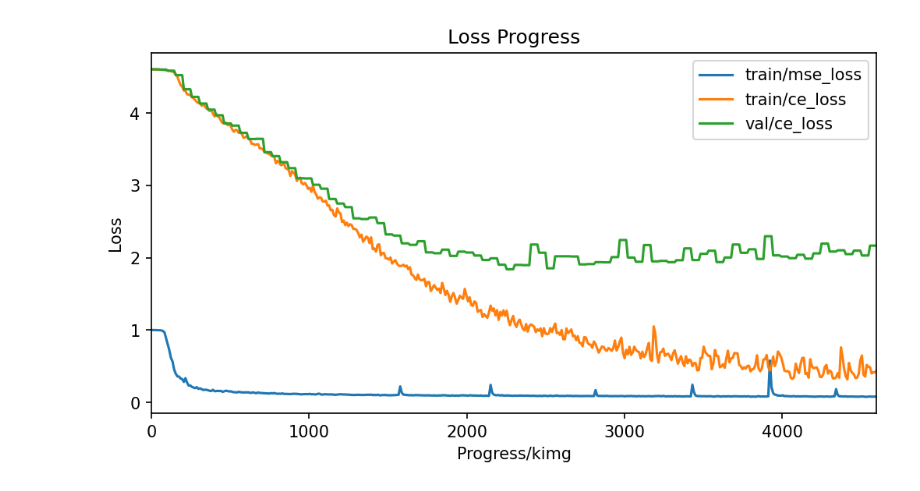
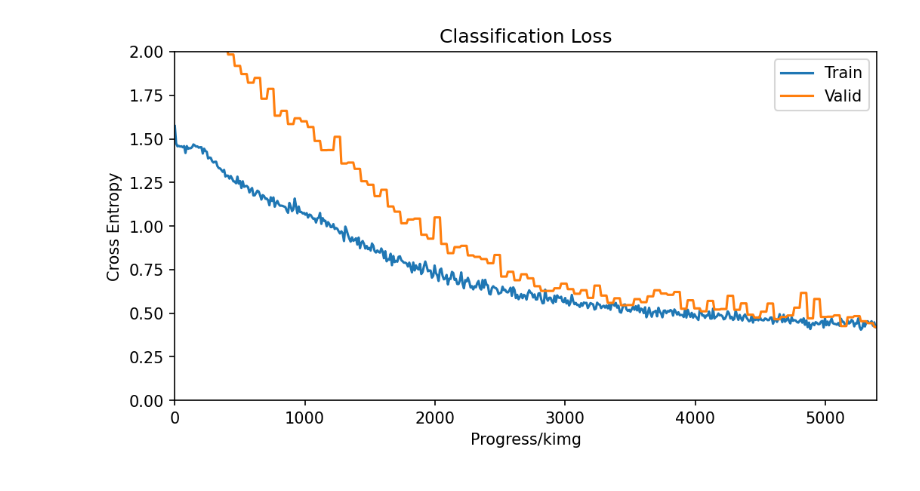
Before and after one commit to lorenzo-querol/Patch-Diffusion, a Jupyter notebook: test_cls.ipynb, the cells around one changed output. Cells and saved outputs as stored; diff of their text form; code cells hidden in the pictures.

```diff
--- a/test_cls.ipynb
+++ b/test_cls.ipynb
@@ -53,18 +75,19 @@ df = parse_metrics_file(f'{run_name}/stats.jsonl')
 # %%
 # create plot of progress/kimg
 plt.figure(figsize=(8, 4), dpi=150)
 
-plt.xlim(0, df['Progress/kimg'].max())
-plt.title('Loss Progress')
-plt.xlabel('Progress/kimg')
-plt.ylabel('Loss')
-plt.plot(df['Progress/kimg'], df['train/loss'], label='train/mse_loss')
-plt.plot(df['Progress/kimg'], df['train/cls_loss'], label='train/ce_loss')
-plt.plot(df['Progress/kimg'], df['val/cls_loss'], label='val/ce_loss')
+plt.xlim(0, df["Progress/kimg"].max())
+plt.ylim(0, 2)
+plt.title("Classification Loss")
+plt.xlabel("Progress/kimg")
+plt.ylabel("Cross Entropy")
+plt.plot(df["Progress/kimg"], df["train/cls_loss"], label="Train")
+plt.plot(df["Progress/kimg"], df["val/cls_loss"], label="Valid")
+
 plt.legend()
 plt.show()
 # %% [output]
-[figure, old version]
+[figure, new version]
 # %%
 plt.figure(figsize=(8, 4), dpi=150)
 
```
Also changed, not shown: parts of 20 cells of this notebook, 20 other files.
